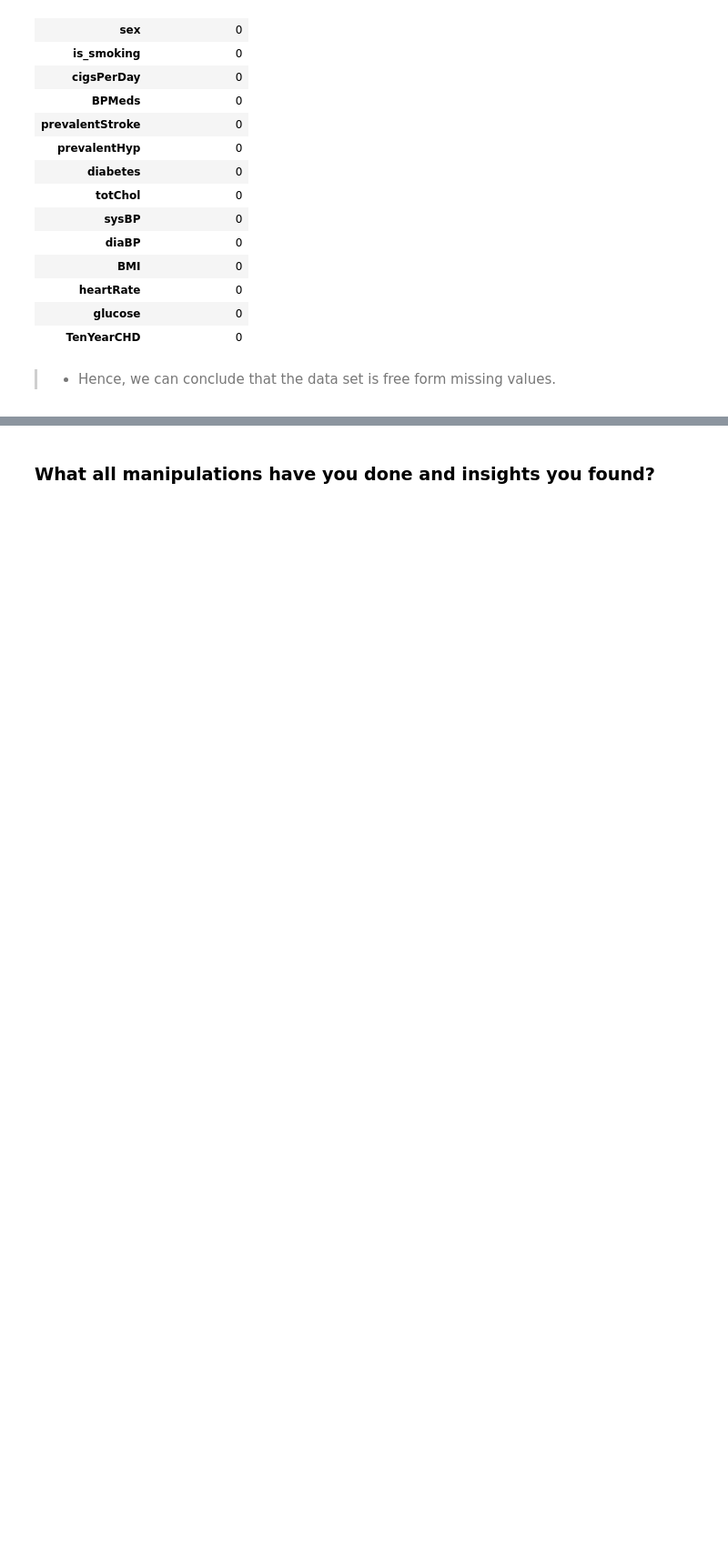
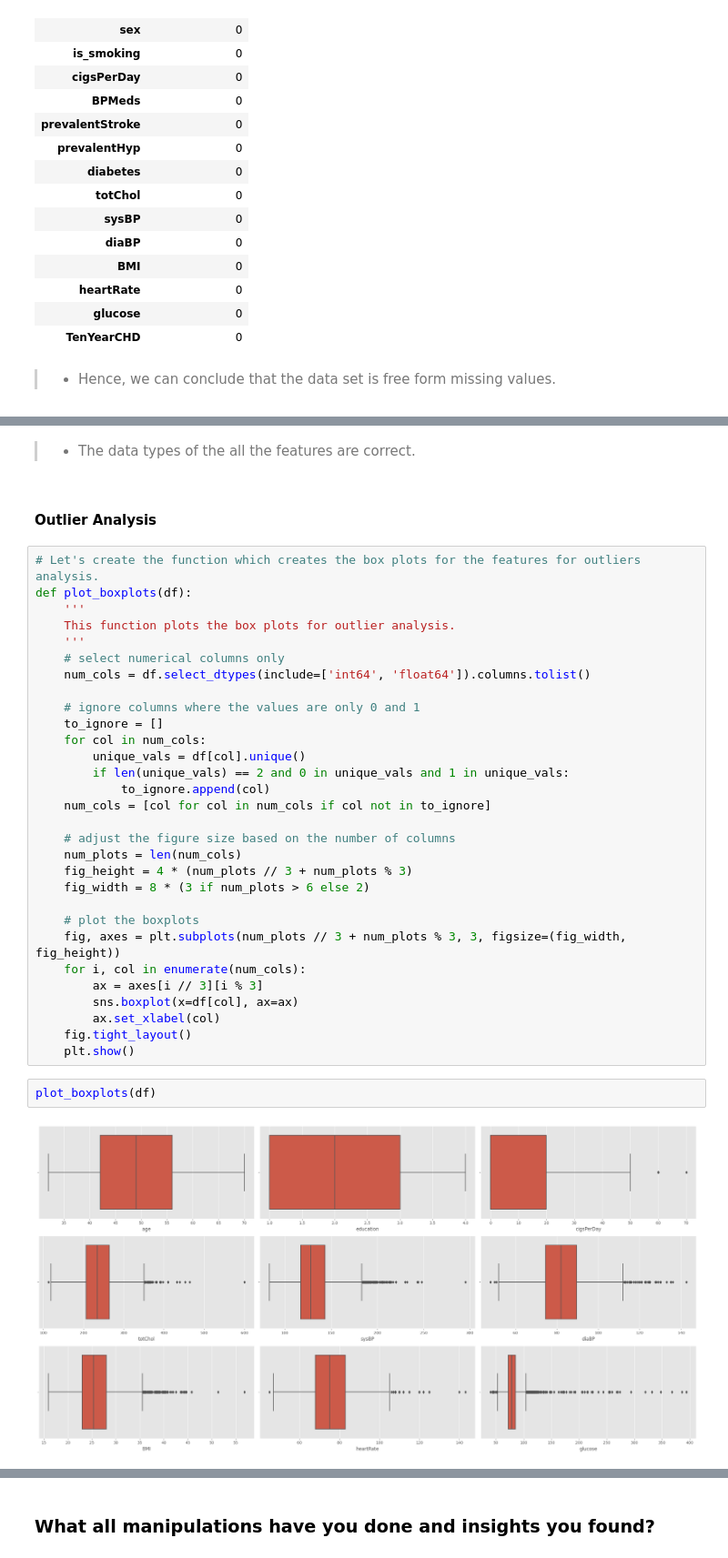
Before and after one commit to ashish-mali/Classification-Cardiovascular-Risk-Prediction, a Jupyter notebook: Cardiovascular_Risk_Prediction_Capstone_Project.ipynb, the cells around one changed output, grey strips where cells are left out. Shown at 91% size. Drawn from its saved outputs; the diff is of its cells as text; blank space fills up the shorter version.

Commit message:
Data wrangling completed

```diff
--- a/Cardiovascular_Risk_Prediction_Capstone_Project.ipynb
+++ b/Cardiovascular_Risk_Prediction_Capstone_Project.ipynb
@@ -753,0 +799,38 @@ pd.DataFrame(df.isna().sum(), columns=["no_null_values"])
+# %% [markdown]
+>* The data types of the all the features are correct.
+# %% [markdown]
+#### Outlier Analysis
+# %%
+# Let's create the function which creates the box plots for the features for outliers analysis.
+def plot_boxplots(df):
+    '''
+    This function plots the box plots for outlier analysis.
+    '''
+    # select numerical columns only
+    num_cols = df.select_dtypes(include=['int64', 'float64']).columns.tolist()
+
+    # ignore columns where the values are only 0 and 1
+    to_ignore = []
+    for col in num_cols:
+        unique_vals = df[col].unique()
+        if len(unique_vals) == 2 and 0 in unique_vals and 1 in unique_vals:
+            to_ignore.append(col)
+    num_cols = [col for col in num_cols if col not in to_ignore]
+
+    # adjust the figure size based on the number of columns
+    num_plots = len(num_cols)
+    fig_height = 4 * (num_plots // 3 + num_plots % 3)
+    fig_width = 8 * (3 if num_plots > 6 else 2)
+
+    # plot the boxplots
+    fig, axes = plt.subplots(num_plots // 3 + num_plots % 3, 3, figsize=(fig_width, fig_height))
+    for i, col in enumerate(num_cols):
+        ax = axes[i // 3][i % 3]
+        sns.boxplot(x=df[col], ax=ax)
+        ax.set_xlabel(col)
+    fig.tight_layout()
+    plt.show()
+# %%
+plot_boxplots(df)
+# %% [output]
+[figure, added]
```
Also changed, not shown: parts of 23 cells of this notebook.
